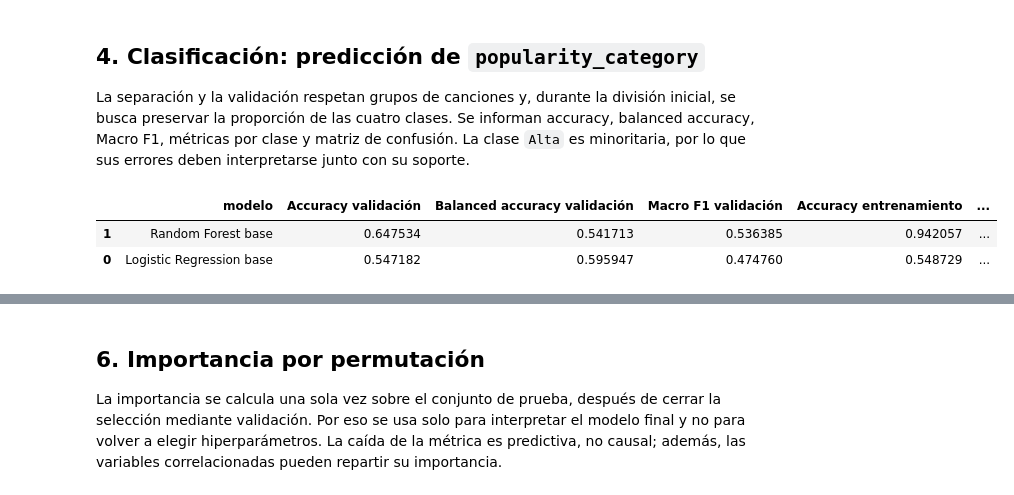
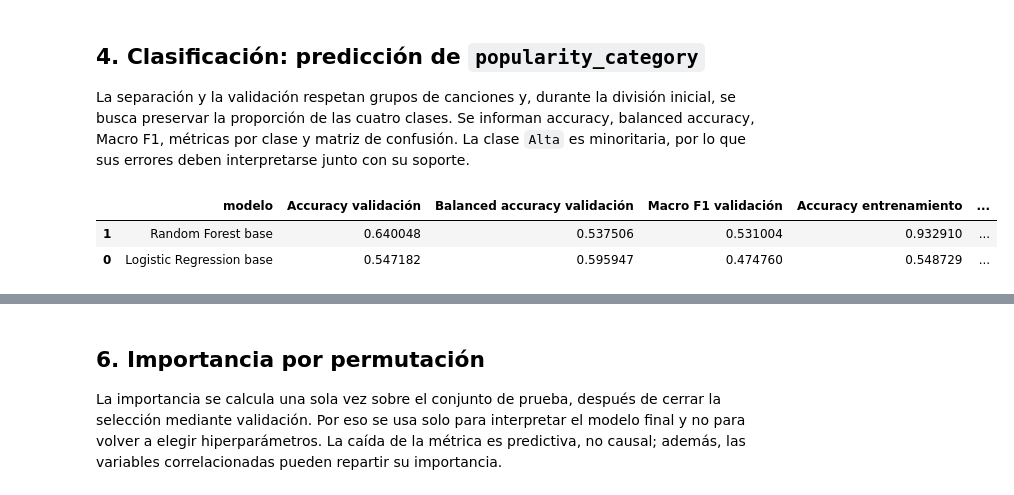
Before and after one commit to Cardosocaro/DataSciense-Curso, a Jupyter notebook: Tp-Final/Modelado_Supervisado_Spotify.ipynb, the cells around one changed output, grey strips where cells are left out. Drawn from its saved outputs; the diff is of its cells as text; code cells hidden in the pictures.

```diff
--- a/Tp-Final/Modelado_Supervisado_Spotify.ipynb
+++ b/Tp-Final/Modelado_Supervisado_Spotify.ipynb
@@ -219,7 +219,7 @@ preprocessor = make_preprocessor()
 regression_models = {
     'Ridge base': Pipeline([('preprocessor', preprocessor), ('model', Ridge(alpha=10.0))]),
     'Random Forest base': Pipeline([('preprocessor', preprocessor), ('model', RandomForestRegressor(
-        n_estimators=80, min_samples_leaf=2, random_state=RANDOM_STATE, n_jobs=1
+        n_estimators=40, min_samples_leaf=2, random_state=RANDOM_STATE, n_jobs=1
     ))]),
 }
 classification_models = {
@@ -227,7 +227,7 @@ classification_models = {
         max_iter=1000, class_weight='balanced', random_state=RANDOM_STATE
     ))]),
     'Random Forest base': Pipeline([('preprocessor', preprocessor), ('model', RandomForestClassifier(
-        n_estimators=80, min_samples_leaf=2, class_weight='balanced',
+        n_estimators=40, min_samples_leaf=2, class_weight='balanced',
         random_state=RANDOM_STATE, n_jobs=1
     ))]),
 }
@@ -249,7 +249,7 @@ for name, model in regression_models.items():
     scores = cross_validate(
         model, X_train_reg, y_train_reg, groups=groups_train_reg, cv=reg_cv,
         scoring={'mae': 'neg_mean_absolute_error', 'rmse': 'neg_root_mean_squared_error', 'r2': 'r2'},
-        return_train_score=True, n_jobs=-1
+        return_train_score=True, n_jobs=1
     )
     model.fit(X_train_reg, y_train_reg)
     regression_fitted[name] = model
@@ -267,26 +267,4 @@ display(regression_cv_results)
 | 0 | Ridge base | 14.192508 | 19.272397 | 0.254046 | 14.154518 | 19.223987 | ... |
 # %%
-regression_test_rows = []
-regression_predictions = {}
-for name, model in regression_fitted.items():
-    predictions = model.predict(X_test_reg)
-    regression_predictions[name] = predictions
-    regression_test_rows.append({
-        'modelo': name,
-        'MAE test': mean_absolute_error(y_test_reg, predictions),
-        'RMSE test': np.sqrt(mean_squared_error(y_test_reg, predictions)),
-        'R2 test': r2_score(y_test_reg, predictions),
-    })
-regression_test_results = pd.DataFrame(regression_test_rows).sort_values('MAE test')
-display(regression_test_results)
-
-best_reg_name = regression_cv_results.iloc[0]['modelo']
-plt.figure(figsize=(7, 5))
-plt.scatter(y_test_reg, regression_predictions[best_reg_name], alpha=0.15, s=8)
-limits = [y_test_reg.min(), y_test_reg.max()]
-plt.plot(limits, limits, '--', color='black', label='Predicción ideal')
-plt.xlabel('Popularidad real')
-plt.ylabel('Popularidad predicha')
-plt.title(f'Regresión finalista: {best_reg_name}')
-plt.legend()
-plt.show()
+# El conjunto de prueba permanece intacto hasta cerrar la selección por validación cruzada.
+# El gráfico real vs. predicho se genera al final para el único modelo seleccionado.
@@ -304,25 +277,25 @@ La separación y la validación respetan grupos de canciones y, durante la divis
 # %%
 classification_rows = []
 classification_fitted = {}
 for name, model in classification_models.items():
     scores = cross_validate(
         model, X_train_clf, y_train_clf, groups=groups_train_clf, cv=clf_cv,
         scoring={'accuracy': 'accuracy', 'balanced_accuracy': 'balanced_accuracy', 'f1_macro': 'f1_macro'},
-        return_train_score=True, n_jobs=-1
+        return_train_score=True, n_jobs=1
     )
     model.fit(X_train_clf, y_train_clf)
     classification_fitted[name] = model
     classification_rows.append({
         'modelo': name, 'Accuracy validación': scores['test_accuracy'].mean(),
         'Balanced accuracy validación': scores['test_balanced_accuracy'].mean(),
         'Macro F1 validación': scores['test_f1_macro'].mean(),
         'Accuracy entrenamiento': scores['train_accuracy'].mean(),
         'Macro F1 entrenamiento': scores['train_f1_macro'].mean(),
     })
 classification_cv_results = pd.DataFrame(classification_rows).sort_values('Macro F1 validación', ascending=False)
 display(classification_cv_results)
 # %% [output]
 |  | modelo | Accuracy validación | Balanced accuracy validación | Macro F1 validación | Accuracy entrenamiento | ... |
-| 1 | Random Forest base | 0.647534 | 0.541713 | 0.536385 | 0.942057 | ... |
+| 1 | Random Forest base | 0.640048 | 0.537506 | 0.531004 | 0.932910 | ... |
 | 0 | Logistic Regression base | 0.547182 | 0.595947 | 0.474760 | 0.548729 | ... |
 # %%
```
Also changed, not shown: parts of 9 cells of this notebook.
